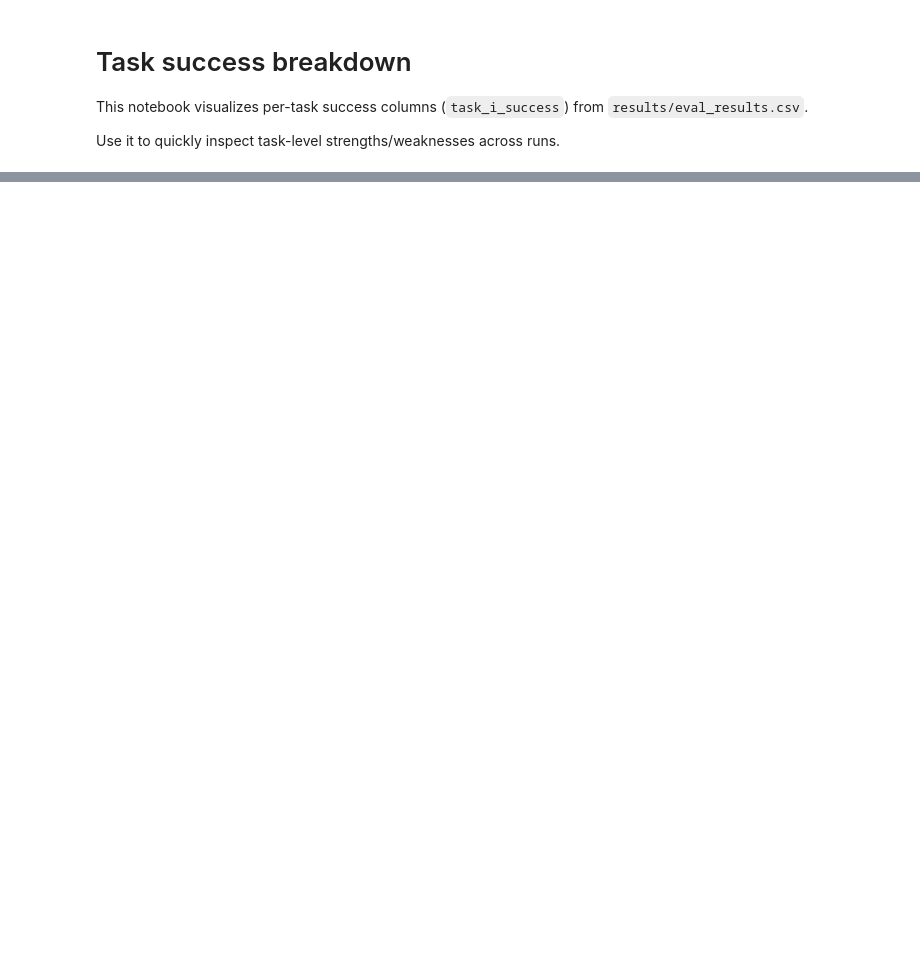
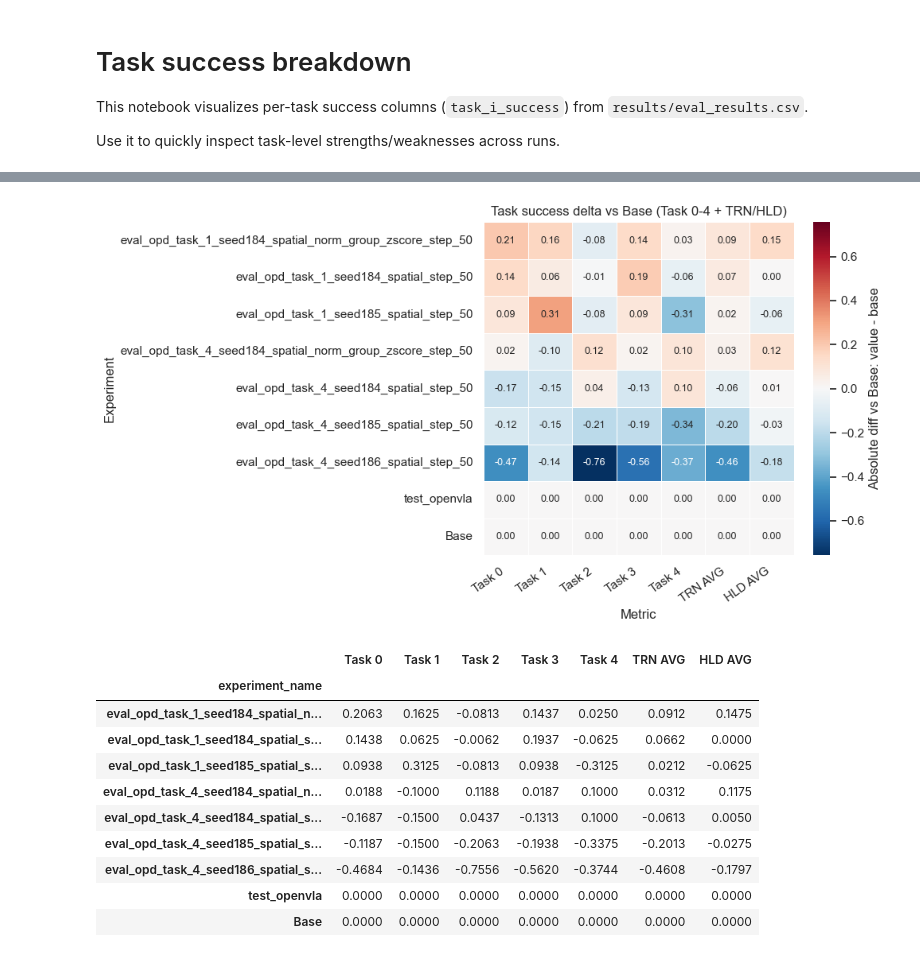
Before and after one commit to antoniomari/vla-continual-learning, a Jupyter notebook: visualization/02_task_success_breakdown.ipynb, the cells around one changed output, grey strips where cells are left out. Saved outputs shown, nothing was run; the diff lists cells and outputs as text; code cells hidden in the pictures; blank space fills up the shorter version.

Commit message:
Tuned plot code.

```diff
--- a/visualization/02_task_success_breakdown.ipynb
+++ b/visualization/02_task_success_breakdown.ipynb
@@ -56,0 +37,79 @@ task_means.to_frame("mean_success")
+# %%
+# Heatmap: absolute difference vs Base (Task 0-4 + TRN/HLD)
+if "experiment_name" not in df.columns:
+    raise ValueError("experiment_name column missing")
+
+task_cols_sorted = sorted(task_cols, key=lambda c: int(re.search(r"\d+", c).group()))
+mean_by_exp_full = df.groupby("experiment_name")[task_cols_sorted].mean()
+
+trn_cols = [f"task_{i}_success" for i in range(5) if f"task_{i}_success" in mean_by_exp_full.columns]
+hld_cols = [f"task_{i}_success" for i in range(5, 10) if f"task_{i}_success" in mean_by_exp_full.columns]
+
+plot_df = pd.DataFrame(index=mean_by_exp_full.index)
+for i in range(5):
+    src = f"task_{i}_success"
+    plot_df[f"Task {i}"] = mean_by_exp_full[src] if src in mean_by_exp_full.columns else float("nan")
+
+plot_df["TRN AVG"] = mean_by_exp_full[trn_cols].mean(axis=1) if trn_cols else float("nan")
+plot_df["HLD AVG"] = mean_by_exp_full[hld_cols].mean(axis=1) if hld_cols else float("nan")
+
+# Add explicit baseline row from test_openvla runs and convert all rows to absolute delta.
+base_mask = df["experiment_name"].fillna("").str.fullmatch("test_openvla", case=False)
+if not base_mask.any():
+    raise ValueError("No base rows found (expected experiment_name == 'test_openvla')")
+
+base_means = df.loc[base_mask, task_cols_sorted].mean()
+base_row = {f"Task {i}": base_means.get(f"task_{i}_success", float("nan")) for i in range(5)}
+base_row["TRN AVG"] = base_means[trn_cols].mean() if trn_cols else float("nan")
+base_row["HLD AVG"] = base_means[hld_cols].mean() if hld_cols else float("nan")
+plot_df.loc["Base"] = pd.Series(base_row)
+
+base_series = plot_df.loc["Base"]
+delta_df = plot_df.subtract(base_series, axis="columns")
+delta_df.loc["Base"] = 0.0
+
+max_abs = delta_df.abs().max().max()
+max_abs = float(max_abs) if pd.notna(max_abs) and max_abs > 0 else 1.0
+
+fig_w = max(10, 1.1 * len(delta_df.columns))
+fig_h = max(5, 0.62 * len(delta_df))
+fig, ax = plt.subplots(figsize=(fig_w, fig_h))
+
+sns.heatmap(
+    delta_df,
+    annot=True,
+    fmt=".2f",
+    cmap="RdBu_r",
+    center=0,
+    vmin=-max_abs,
+    vmax=max_abs,
+    linewidths=0.4,
+    linecolor="white",
+    cbar_kws={"label": "Absolute diff vs Base: value - base"},
+    annot_kws={"size": 9},
+    ax=ax,
+)
+
+ax.set_title("Task success delta vs Base (Task 0-4 + TRN/HLD)")
+ax.set_xlabel("Metric")
+ax.set_ylabel("Experiment")
+ax.set_xticklabels(ax.get_xticklabels(), rotation=35, ha="right")
+ax.set_yticklabels(ax.get_yticklabels(), rotation=0)
+
+plt.tight_layout()
+plt.show()
+
+delta_df.round(4)
+# %% [output]
+[figure, added]
+|  | Task 0 | Task 1 | Task 2 | Task 3 | Task 4 | TRN AVG | HLD AVG |
+| experiment_name |  |  |  |  |  |  |  |
+| eval_opd_task_1_seed184_spatial_n... | 0.2063 | 0.1625 | -0.0813 | 0.1437 | 0.0250 | 0.0912 | 0.1475 |
+| eval_opd_task_1_seed184_spatial_s... | 0.1438 | 0.0625 | -0.0062 | 0.1937 | -0.0625 | 0.0662 | 0.0000 |
+| eval_opd_task_1_seed185_spatial_s... | 0.0938 | 0.3125 | -0.0813 | 0.0938 | -0.3125 | 0.0212 | -0.0625 |
+| eval_opd_task_4_seed184_spatial_n... | 0.0188 | -0.1000 | 0.1188 | 0.0187 | 0.1000 | 0.0312 | 0.1175 |
+| eval_opd_task_4_seed184_spatial_s... | -0.1687 | -0.1500 | 0.0437 | -0.1313 | 0.1000 | -0.0613 | 0.0050 |
+| eval_opd_task_4_seed185_spatial_s... | -0.1187 | -0.1500 | -0.2063 | -0.1938 | -0.3375 | -0.2013 | -0.0275 |
+| eval_opd_task_4_seed186_spatial_s... | -0.4684 | -0.1436 | -0.7556 | -0.5620 | -0.3744 | -0.4608 | -0.1797 |
+| test_openvla | 0.0000 | 0.0000 | 0.0000 | 0.0000 | 0.0000 | 0.0000 | 0.0000 |
+| Base | 0.0000 | 0.0000 | 0.0000 | 0.0000 | 0.0000 | 0.0000 | 0.0000 |
```
Also changed, not shown: parts of 5 cells of this notebook, 6 other files.
